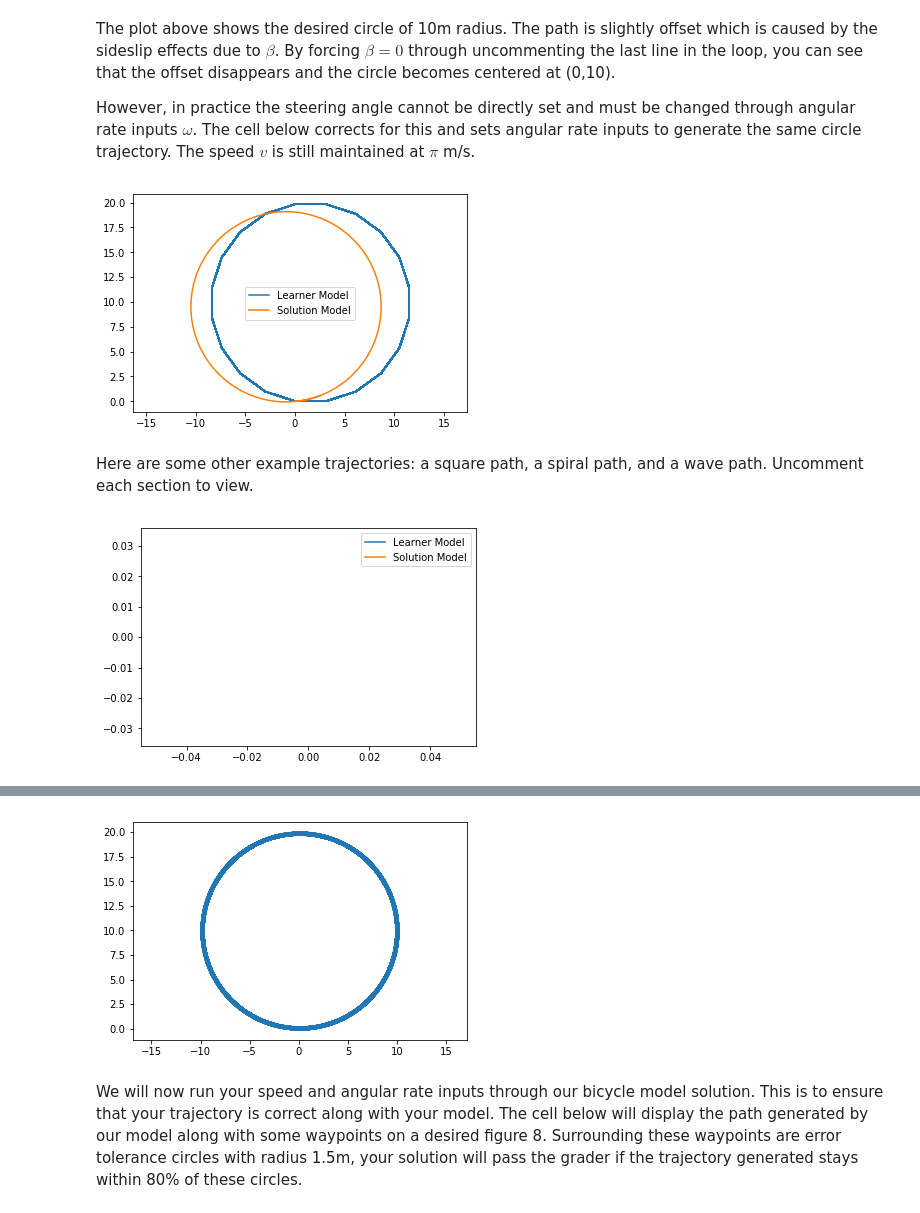
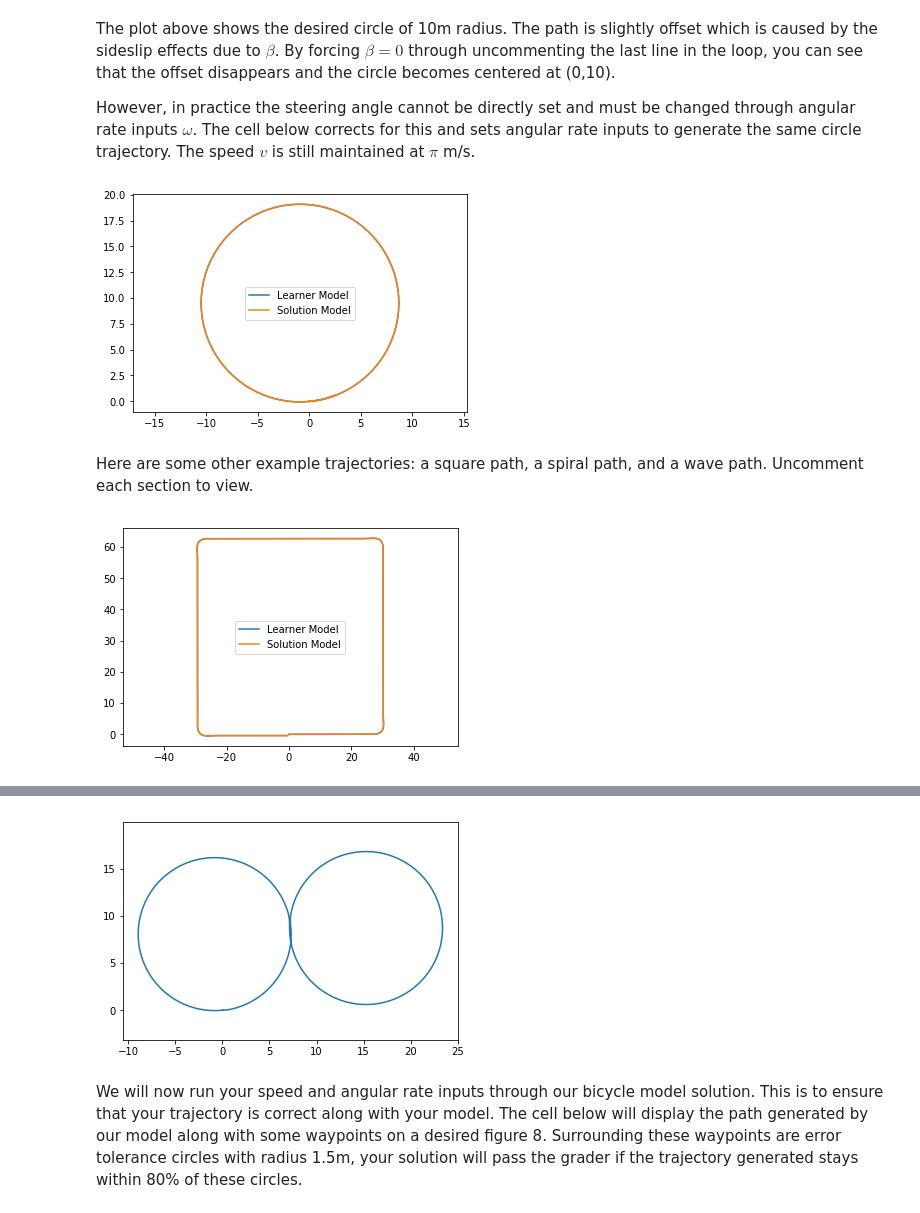
Before and after one commit to rakeshch/Coursera_SDC, a Jupyter notebook: Intro/Kinematic_Bicycle_mode.ipynb, the cells around one changed output, grey strips where cells are left out. Cells and saved outputs as stored; diff of their text form; code cells hidden in the pictures.

```diff
--- a/Intro/Kinematic_Bicycle_mode.ipynb
+++ b/Intro/Kinematic_Bicycle_mode.ipynb
@@ -31,7 +31,7 @@ class Bicycle():
         self.theta = 0
         self.delta = 0
         self.beta = 0
-        self.poses = [[],[],[]]
+        #self.poses = [[],[],[]]
 
         self.L = 2
         self.lr = 1.2
@@ -45,7 +45,7 @@ class Bicycle():
         self.theta = 0
         self.delta = 0
         self.beta = 0
-        self.poses = [[],[],[]]
+        #self.poses = [[],[],[]]
 # %% [markdown]
 A sample time is required for numerical integration when propagating the kinematics through time. This is set to 10 milliseconds. We also have a reset function which sets all the state variables back to 0.
 
@@ -140,18 +130,16 @@ x_solution = np.zeros_like(t_data)
 y_solution = np.zeros_like(t_data)
 
 for i in range(t_data.shape[0]):
-    model.step(np.pi, 0.1974)
     x_data[i] = model.xc
     y_data[i] = model.yc
+    model.step(np.pi, 0)
+
     x_solution[i] = solution_model.xc
     y_solution[i] = solution_model.yc
     solution_model.step(np.pi, 0)
 
-    #model.beta = 0
+    model.beta = 0
     solution_model.beta=0
-
-#print(x_data)
-#print(x_solution)
 
 plt.axis('equal')
 plt.plot(x_data, y_data,label='Learner Model')
@@ -177,18 +165,14 @@ y_data = np.zeros_like(t_data)
 x_solution = np.zeros_like(t_data)
 y_solution = np.zeros_like(t_data)
 
-# maintain velocity at 4 m/s
-v_data = np.zeros_like(t_data)
-v_data[:] = np.pi
-
-w_data = np.zeros_like(t_data)
-w_data[:] = np.arctan(model.L/10)
 
 for i in range(t_data.shape[0]):
-    #w_data[i] = np.random.uniform(-model.w_max,model.w_max)
-    model.step(v_data[i], w_data[i])
     x_data[i] = model.xc
     y_data[i] = model.yc
+    if model.delta < np.arctan(2/10):
+        model.step(np.pi, model.w_max)
+    else:
+        model.step(np.pi, 0)
 
     x_solution[i] = solution_model.xc
     y_solution[i] = solution_model.yc
@@ -205,7 +189,7 @@ plt.plot(x_solution, y_solution,label='Solution Model')
 plt.legend()
 plt.show()
 # %% [output]
-[figure, old version]
+[figure, new version]
 # %% [markdown]
 Here are some other example trajectories: a square path, a spiral path, and a wave path. Uncomment each section to view.
 # %%
@@ -241,38 +225,38 @@ w_data[5220+100:5220+100*2] = -0.753
 # ==================================
 #  Spiral Path: high positive w, then small negative w
 # ==================================
-w_data[:] = -1/100
-w_data[0:100] = 1
+#w_data[:] = -1/100
+#w_data[0:100] = 1
 
 # ==================================
 #  Wave Path: square wave w input
 # ==================================
 #w_data[:] = 0
 #w_data[0:100] = 1
 #w_data[100:300] = -1
 #w_data[300:500] = 1
 #w_data[500:5700] = np.tile(w_data[100:500], 13)
 #w_data[5700:] = -1
 
 # ==================================
 #  Step through bicycle model
 # ==================================
 for i in range(t_data.shape[0]):
     x_data[i] = model.xc
     y_data[i] = model.yc
     model.step(v_data[i], w_data[i])
 
     x_solution[i] = solution_model.xc
     y_solution[i] = solution_model.yc
     solution_model.step(v_data[i], w_data[i])
 
 plt.axis('equal')
 plt.plot(x_data, y_data,label='Learner Model')
 plt.plot(x_solution, y_solution,label='Solution Model')
 plt.legend()
 plt.show()
 # %% [output]
-[figure, old version]
+[figure, new version]
 # %% [markdown]
 We would now like the bicycle to travel a figure eight trajectory. Both circles in the figure eight have a radius of 8m and the path should complete in 30 seconds. The path begins at the bottom of the left circle and is shown in the figure below:
 
@@ -282,6 +266,8 @@ Determine the speed and steering rate inputs required to produce such trajectory
 # %%
 sample_time = 0.01
 time_end = 30
+r = 8 # in m
+t = 30 # in secs
 model.reset()
 
 t_data = np.arange(0,time_end,sample_time)
@@ -289,23 +275,36 @@ x_data = np.zeros_like(t_data)
 y_data = np.zeros_like(t_data)
 v_data = np.zeros_like(t_data)
 w_data = np.zeros_like(t_data)
-r = 8 # in m
-t = 30 # in secs
-v = 2 * np.pi * r / t #v = d/t = 2*pi*r/t
+
 # ==================================
 #  Learner solution begins here
 # ==================================
+#initialize delta (steering angle) and velocity
+delta = np.arctan(model.L/r)
+v_data[:] = 2 * np.pi * r * 2.031 / t
+
 for i in range(t_data.shape[0]):
-    model.step(v, 0.1974)
     x_data[i] = model.xc
     y_data[i] = model.yc
 
-    if model.delta < np.arctan(2/10):
-        model.step(np.pi, model.w_max)
+    if i < (t_data.shape[0] / r):
+        if model.delta < np.arctan(delta):
+            model.step(v_data[i], model.w_max)
+            w_data[i] = model.w_max
+        else:
+            model.step(v_data[i], 0)
+    elif i < (t_data.shape[0] / r) * 5:
+        if model.delta > - np.arctan(delta):
+            model.step(v_data[i], - model.w_max)
+            w_data[i] = - model.w_max
+        else:
+            model.step(v_data[i], 0)
     else:
-        model.step(np.pi, 0.1974)
-
-
+        if model.delta < np.arctan(delta):
+            model.step(v_data[i], model.w_max)
+            w_data[i] = model.w_max
+        else:
+            model.step(v_data[i], 0)
 
 # ==================================
 #  Learner solution ends here
@@ -314,7 +313,7 @@ plt.axis('equal')
 plt.plot(x_data, y_data)
 plt.show()
 # %% [output]
-[figure, old version]
+[figure, new version]
 # %% [markdown]
 We will now run your speed and angular rate inputs through our bicycle model solution. This is to ensure that your trajectory is correct along with your model. The cell below will display the path generated by our model along with some waypoints on a desired figure 8. Surrounding these waypoints are error tolerance circles with radius 1.5m, your solution will pass the grader if the trajectory generated stays within 80% of these circles.
 # %%
```
Also changed, not shown: parts of 6 cells of this notebook.
